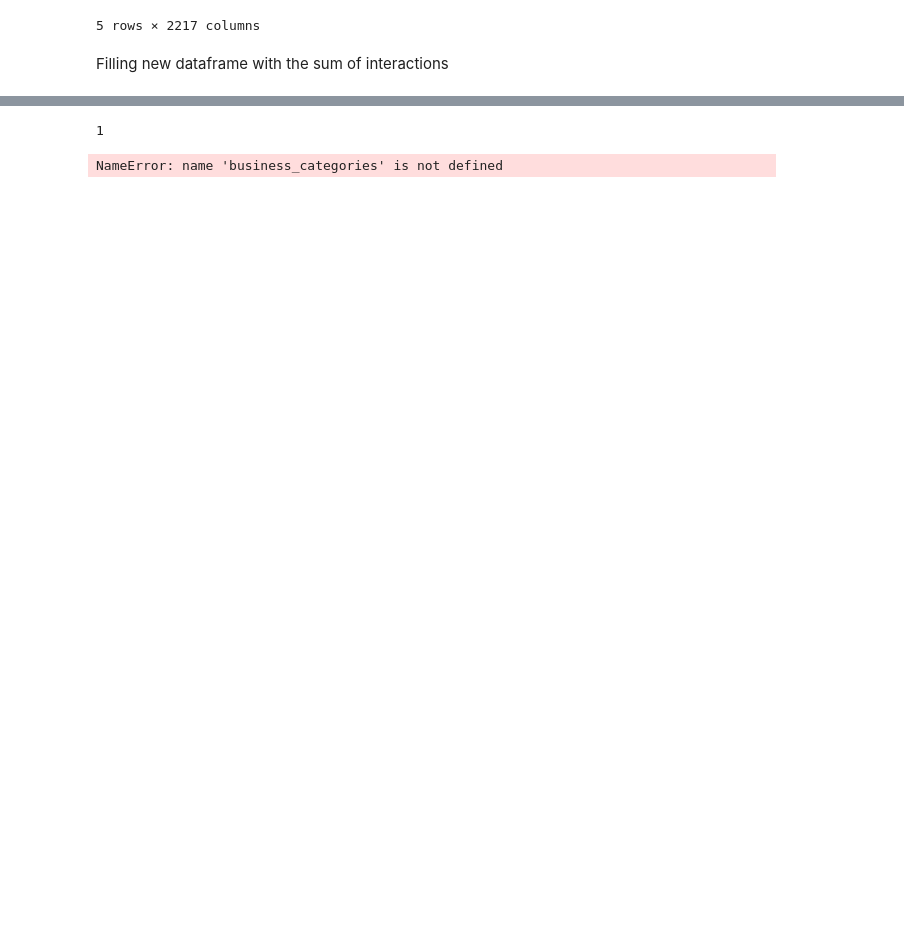
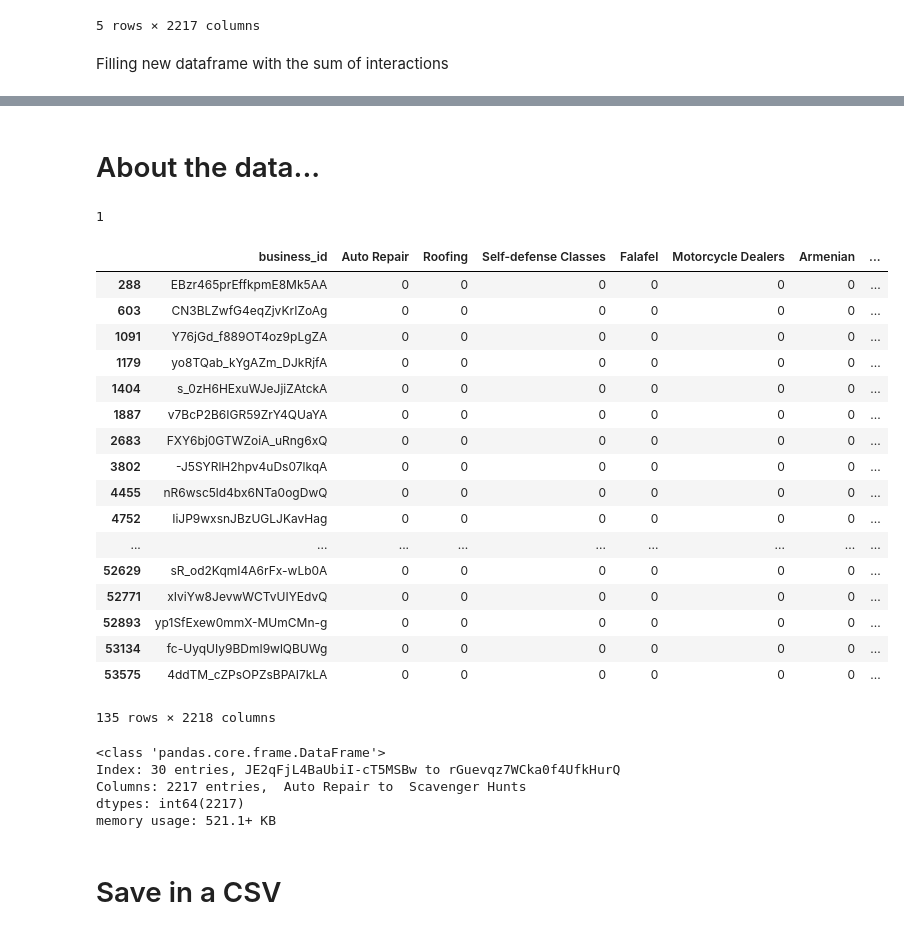
Before and after one commit to AprendizadoDeMaquina-2-2018/YelpDataset, a Jupyter notebook: Preparing_Dataframe.ipynb, the cells around one changed output, grey strips where cells are left out. Saved outputs shown, nothing was run; the diff lists cells and outputs as text; code cells hidden in the pictures; blank space fills up the shorter version.

```diff
--- a/Preparing_Dataframe.ipynb
+++ b/Preparing_Dataframe.ipynb
@@ -107,8 +94,37 @@ df.head()
+# %% [markdown]
+# About the data...
 # %%
 df.loc['zcTZk7OG8ovAmh_fenH21g','Event Planning & Services']
 # %% [output]
 1
-# %%
-business_categories["nullo"]
-# %% [output]
-NameError: name 'business_categories' is not defined
+# %%
+business_categories.loc[business_categories["null"] == 1]
+# %% [output]
+|  | business_id | Auto Repair | Roofing | Self-defense Classes | Falafel | Motorcycle Dealers | Armenian | ... |
+| 288 | EBzr465prEffkpmE8Mk5AA | 0 | 0 | 0 | 0 | 0 | 0 | ... |
+| 603 | CN3BLZwfG4eqZjvKrIZoAg | 0 | 0 | 0 | 0 | 0 | 0 | ... |
+| 1091 | Y76jGd_f889OT4oz9pLgZA | 0 | 0 | 0 | 0 | 0 | 0 | ... |
+| 1179 | yo8TQab_kYgAZm_DJkRjfA | 0 | 0 | 0 | 0 | 0 | 0 | ... |
+| 1404 | s_0zH6HExuWJeJjiZAtckA | 0 | 0 | 0 | 0 | 0 | 0 | ... |
+| 1887 | v7BcP2B6IGR59ZrY4QUaYA | 0 | 0 | 0 | 0 | 0 | 0 | ... |
+| 2683 | FXY6bj0GTWZoiA_uRng6xQ | 0 | 0 | 0 | 0 | 0 | 0 | ... |
+| 3802 | -J5SYRlH2hpv4uDs07lkqA | 0 | 0 | 0 | 0 | 0 | 0 | ... |
+| 4455 | nR6wsc5ld4bx6NTa0ogDwQ | 0 | 0 | 0 | 0 | 0 | 0 | ... |
+| 4752 | IiJP9wxsnJBzUGLJKavHag | 0 | 0 | 0 | 0 | 0 | 0 | ... |
+| ... | ... | ... | ... | ... | ... | ... | ... | ... |
+| 52629 | sR_od2KqmI4A6rFx-wLb0A | 0 | 0 | 0 | 0 | 0 | 0 | ... |
+| 52771 | xIviYw8JevwWCTvUIYEdvQ | 0 | 0 | 0 | 0 | 0 | 0 | ... |
+| 52893 | yp1SfExew0mmX-MUmCMn-g | 0 | 0 | 0 | 0 | 0 | 0 | ... |
+| 53134 | fc-UyqUIy9BDmI9wlQBUWg | 0 | 0 | 0 | 0 | 0 | 0 | ... |
+| 53575 | 4ddTM_cZPsOPZsBPAI7kLA | 0 | 0 | 0 | 0 | 0 | 0 | ... |
+135 rows × 2218 columns
+# %%
+df.info()
+# %% [output]
+<class 'pandas.core.frame.DataFrame'>
+Index: 30 entries, JE2qFjL4BaUbiI-cT5MSBw to rGuevqz7WCka0f4UfkHurQ
+Columns: 2217 entries,  Auto Repair to  Scavenger Hunts
+dtypes: int64(2217)
+memory usage: 521.1+ KB
+# %% [markdown]
+# Save in a CSV
```
Also changed, not shown: parts of 6 cells of this notebook, 3 other files.
